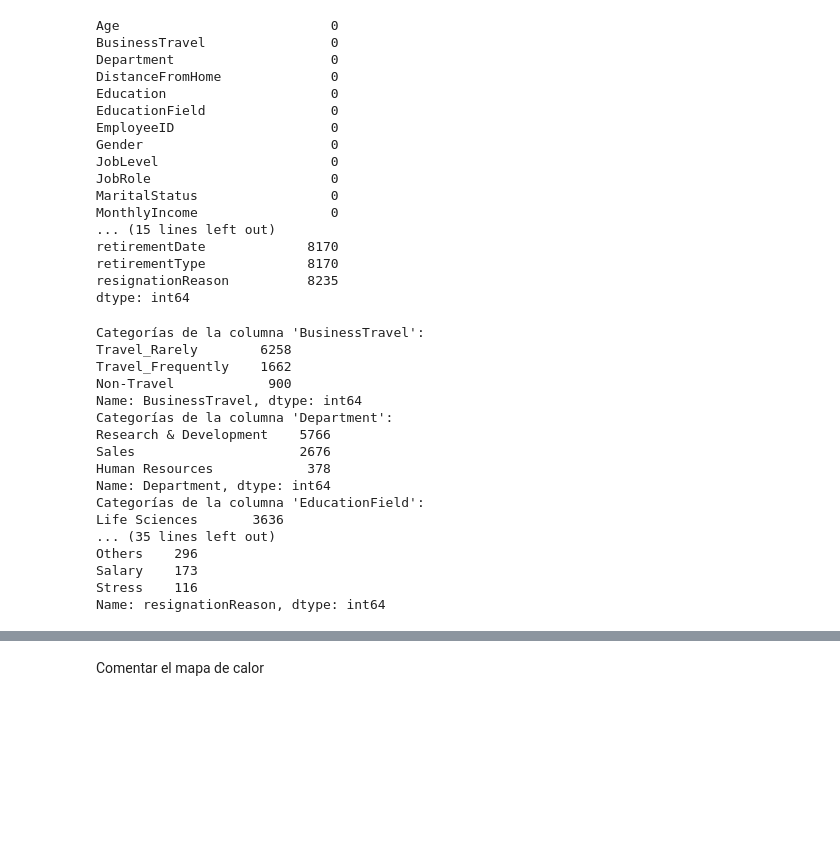
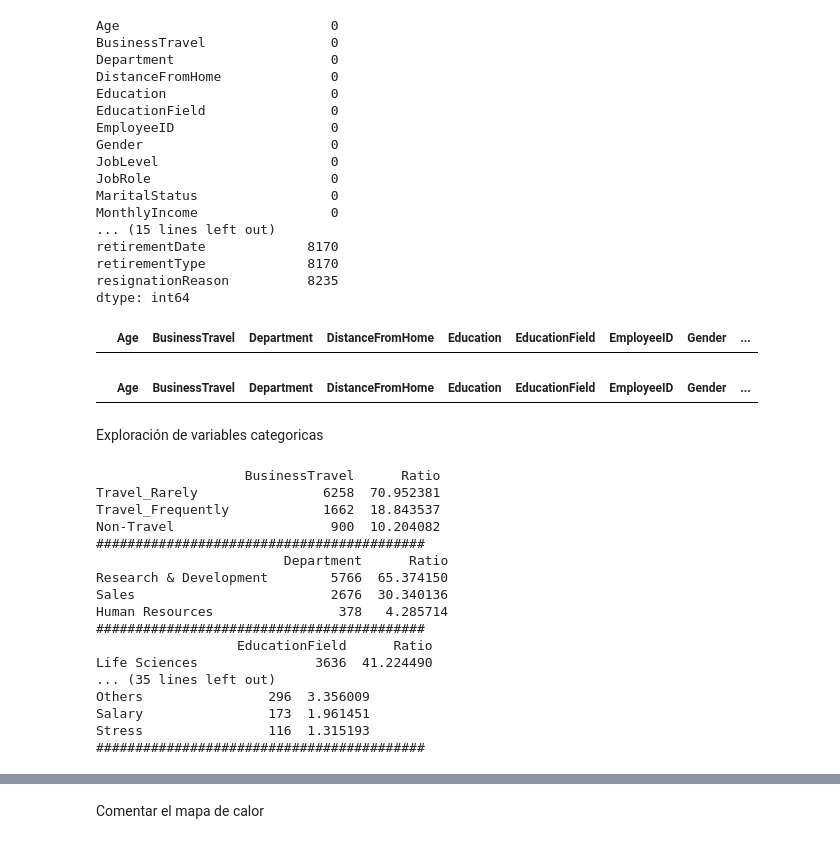
Before and after one commit to Laurahg22/Trabajo-analitica-RH, a Jupyter notebook: Limpieza_de_datos.ipynb, the cells around one changed output, grey strips where cells are left out. Drawn from its saved outputs; the diff is of its cells as text; code cells hidden in the pictures; blank space fills up the shorter version.

```diff
--- a/Limpieza_de_datos.ipynb
+++ b/Limpieza_de_datos.ipynb
@@ -103,29 +112,44 @@ retirementDate             8170
 retirementType             8170
 resignationReason          8235
 dtype: int64
-# %%
-for columna in df.columns:
-    # Verifica si el dtype de la columna es 'object' (categórica)
-    if df[columna].dtype == 'object':
-        # Imprime el nombre de la columna
-        print("Categorías de la columna '{}':".format(columna))
-        # Imprime las categorías únicas de la columna
-        print(df[columna].value_counts())
-# %% [output]
-Categorías de la columna 'BusinessTravel':
-Travel_Rarely        6258
-Travel_Frequently    1662
-Non-Travel            900
-Name: BusinessTravel, dtype: int64
-Categorías de la columna 'Department':
-Research & Development    5766
-Sales                     2676
-Human Resources            378
-Name: Department, dtype: int64
-Categorías de la columna 'EducationField':
-Life Sciences       3636
-... (35 lines left out)
-Others    296
-Salary    173
-Stress    116
-Name: resignationReason, dtype: int64
+# %%
+# Identificar si hay datos duplicados
+display(df[df.duplicated(keep='last')])
+display(df[df.duplicated(keep='first')])
+# %% [output]
+|  | Age | BusinessTravel | Department | DistanceFromHome | Education | EducationField | EmployeeID | Gender | ... |
+|  | Age | BusinessTravel | Department | DistanceFromHome | Education | EducationField | EmployeeID | Gender | ... |
+# %% [markdown]
+Exploración de variables categoricas
+# %%
+#resumen de las variables categoricas para observar el balanceo de las categoricas
+def cat_summary(dataframe, col_name, plot=False):
+    print(pd.DataFrame({col_name: dataframe[col_name].value_counts(),
+                        'Ratio': 100 * dataframe[col_name].value_counts() / len(dataframe)}))
+    print('##########################################')
+    if plot:
+        plt.figure(figsize=(12,6))
+        sns.countplot(x=dataframe[col_name], data=dataframe)
+        plt.show(block=True)
+
+cat_cols = [col for col in df.columns if df[col].dtypes == "O"]
+for col in cat_cols:
+    cat_summary(df, col, plot=False)
+# %% [output]
+                   BusinessTravel      Ratio
+Travel_Rarely                6258  70.952381
+Travel_Frequently            1662  18.843537
+Non-Travel                    900  10.204082
+##########################################
+                        Department      Ratio
+Research & Development        5766  65.374150
+Sales                         2676  30.340136
+Human Resources                378   4.285714
+##########################################
+                  EducationField      Ratio
+Life Sciences               3636  41.224490
+... (35 lines left out)
+Others                296  3.356009
+Salary                173  1.961451
+Stress                116  1.315193
+##########################################
```
Also changed, not shown: parts of 13 cells of this notebook.
